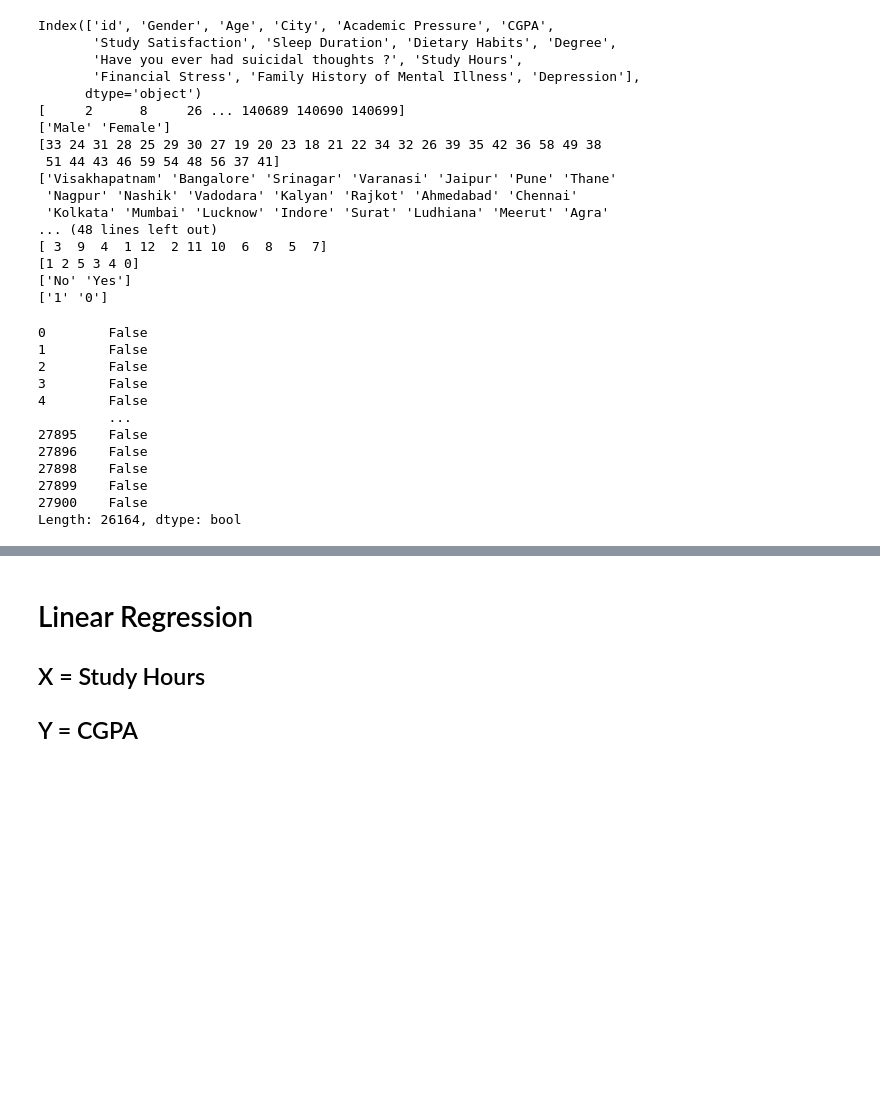
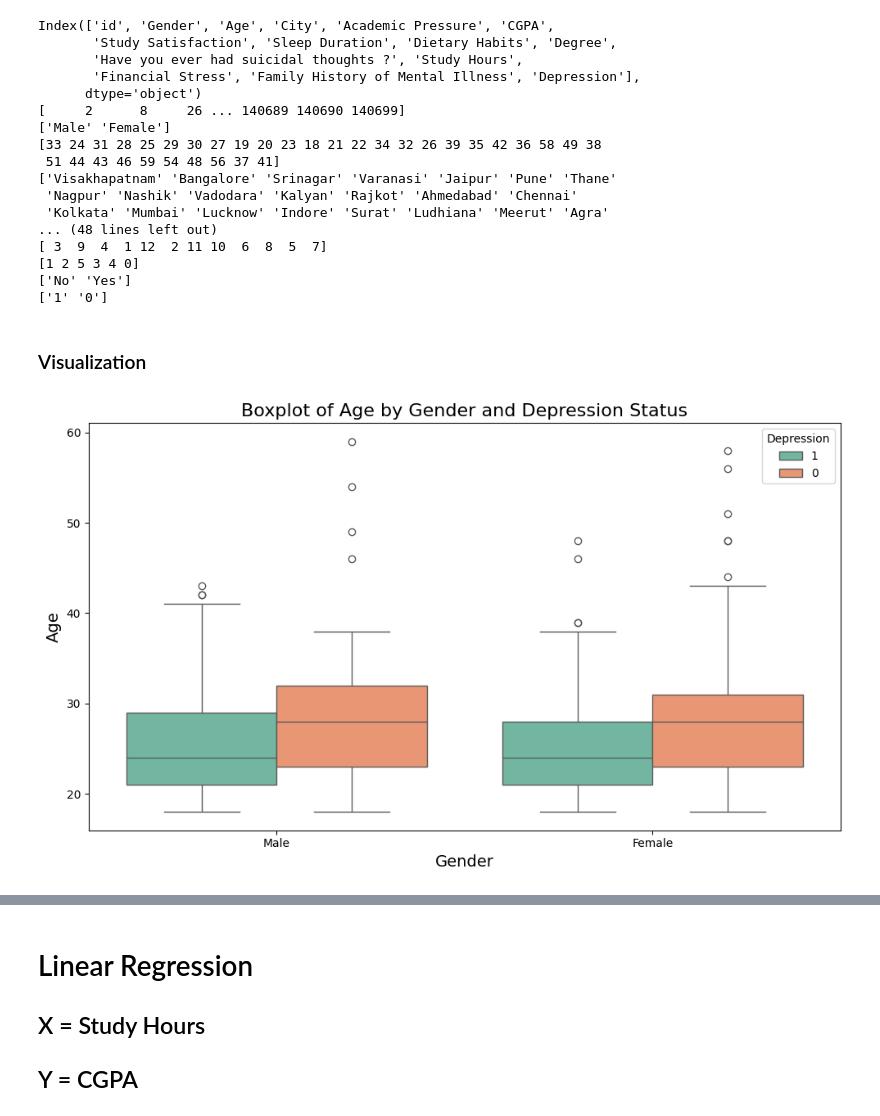
Before and after one commit to tr-ggr/MentalHealthStudents_AppliedAI, a Jupyter notebook: main.ipynb, the cells around one changed output, grey strips where cells are left out. Saved outputs shown, nothing was run; the diff lists cells and outputs as text; code cells hidden in the pictures; blank space fills up the shorter version.

```diff
--- a/main.ipynb
+++ b/main.ipynb
@@ -203,18 +217,23 @@ Index(['id', 'Gender', 'Age', 'City', 'Academic Pressure', 'CGPA',
 [1 2 5 3 4 0]
 ['No' 'Yes']
 ['1' '0']
-# %%
-data.duplicated()
-# %% [output]
-0        False
-1        False
-2        False
-3        False
-4        False
-         ...
-27895    False
-27896    False
-27898    False
-27899    False
-27900    False
-Length: 26164, dtype: bool
+# %% [markdown]
+### Visualization
+# %%
+import pandas as pd
+import numpy as np
+import seaborn as sns
+import matplotlib.pyplot as plt
+
+#Boxplot of Age by Gender and Depression Status
+plt.figure(figsize=(10, 6))
+sns.boxplot(x='Gender', y='Age', hue='Depression', data=data, palette='Set2')
+
+# Adding titles and labels
+plt.title('Boxplot of Age by Gender and Depression Status', fontsize=16)
+plt.xlabel('Gender', fontsize=14)
+plt.ylabel('Age', fontsize=14)
+plt.tight_layout()
+plt.show()
+# %% [output]
+[figure, added]
```
Also changed, not shown: parts of 17 cells of this notebook.
